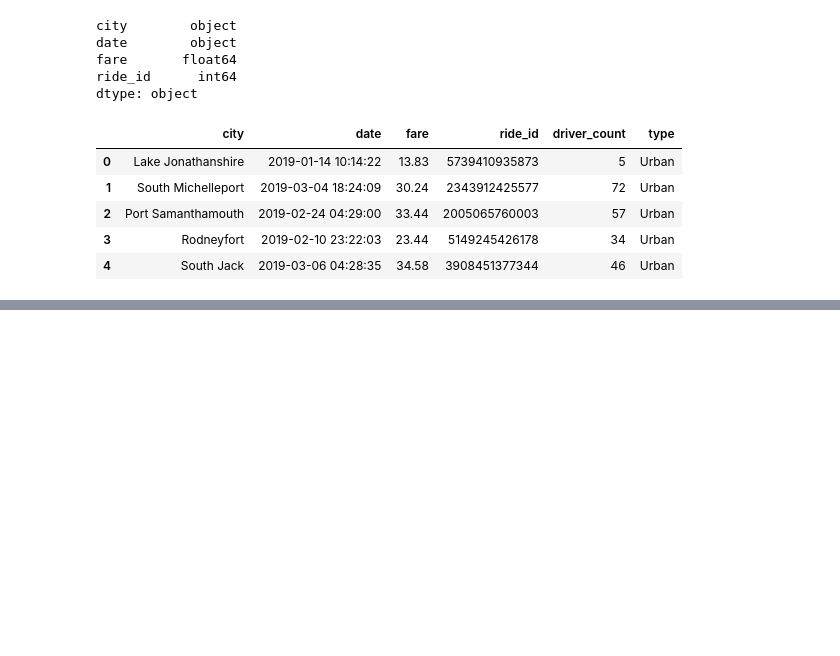
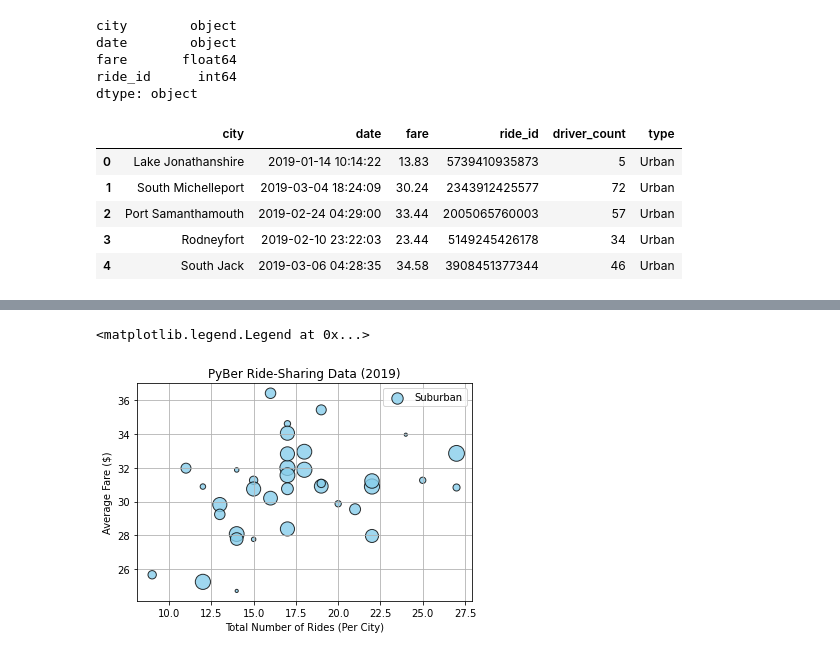
Before and after one commit to agregorash/PyBer_Analysis, a Jupyter notebook: PyBer.ipynb, the cells around one changed output, grey strips where cells are left out. Saved outputs shown, nothing was run; the diff lists cells and outputs as text; code cells hidden in the pictures; blank space fills up the shorter version.

```diff
--- a/PyBer.ipynb
+++ b/PyBer.ipynb
@@ -113,0 +125,5 @@ pyber_data_df.head()
+# %%
+# Create the Suburban cities DF
+suburban_cities_df = pyber_data_df[pyber_data_df["type"] == "Suburban"]
+# Create the Rural cities DF
+rural_cities_df = pyber_data_df[pyber_data_df["type"] == "Rural"]
@@ -113,0 +149,4 @@ pyber_data_df.head()
+# %%
+# Get the total # of rides for suburban cities
+suburban_ride_count = suburban_cities_df.groupby(['city']).count()["ride_id"]
+suburban_ride_count.head()
@@ -113,0 +198,16 @@ pyber_data_df.head()
+# %%
+# Build the scatter plots for suburban cities.
+plt.scatter(suburban_ride_count,
+      suburban_avg_fare,
+      s=10*suburban_driver_count, c="skyblue",
+      edgecolor="black", linewidths=1,
+      alpha=0.8, label="Suburban")
+plt.title("PyBer Ride-Sharing Data (2019)")
+plt.ylabel("Average Fare ($)")
+plt.xlabel("Total Number of Rides (Per City)")
+plt.grid(True)
+# Add the legend.
+plt.legend()
+# %% [output]
+<matplotlib.legend.Legend at 0x...>
+[figure, added]
```
Also changed, not shown: parts of 10 cells of this notebook, 1 other file.
